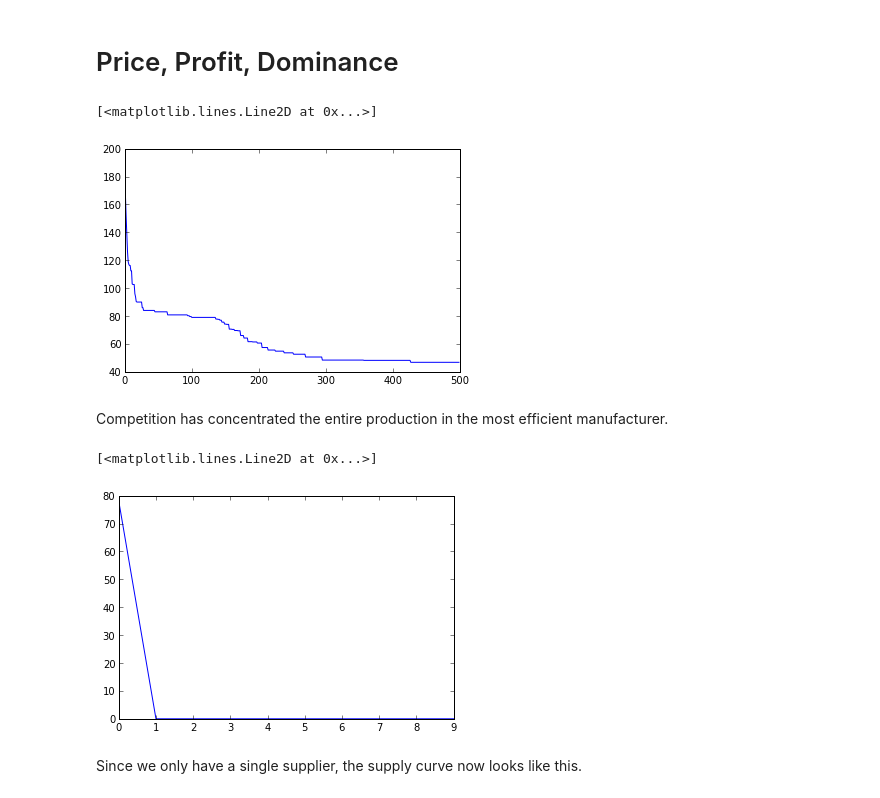
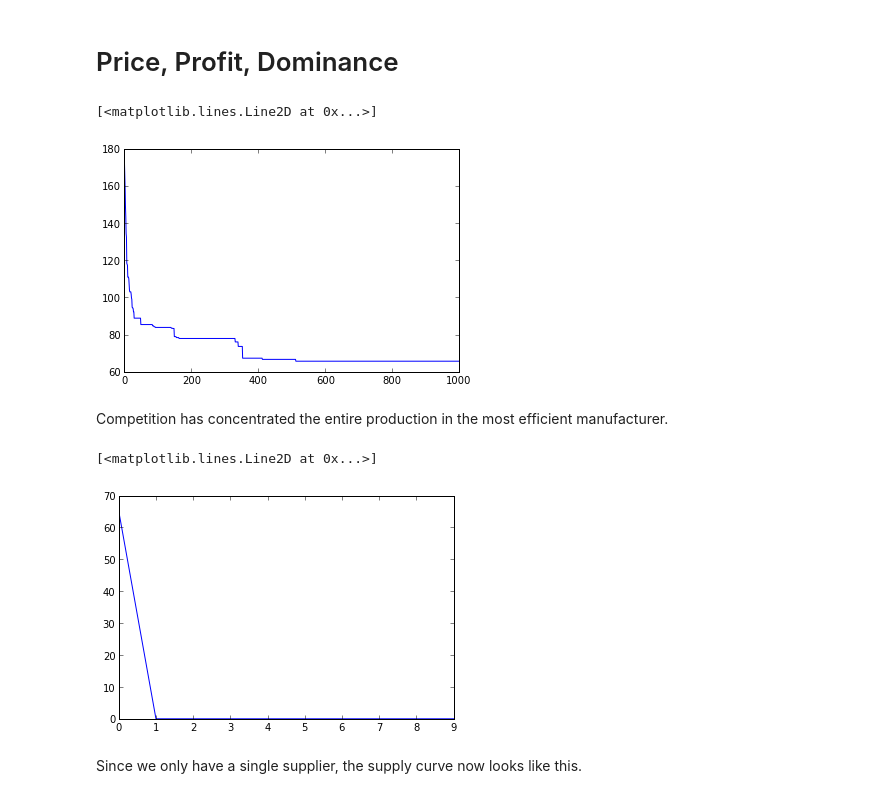
Before and after one commit to tmbdev-teaching/teaching-simso, a Jupyter notebook: 32-manufacturing-efficiency-and-markets.ipynb, the cells around one changed output. Saved outputs shown, nothing was run; the diff lists cells and outputs as text; code cells hidden in the pictures.

```diff
--- a/32-manufacturing-efficiency-and-markets.ipynb
+++ b/32-manufacturing-efficiency-and-markets.ipynb
@@ -4,4 +8,8 @@
 - Let's start with a collection of $N=10$ manufacturers.
 - Each manufacturer produces a product with some unit cost.
 - Initially, all manufacturers produce products at the same rate per unit time.
+# %%
+# 10 manufacturers of equal size
+N = 10
+capacities = ones(N)
 # %%
@@ -33,8 +51,8 @@ sdcurves()
 # %%
 # computing the market clearing price
 def clearing():
-    prices = linspace(0.0,200.0,1001)
-    supply = [sum(rates*(unit_costs<=p)) for p in prices]
+    prices = linspace(0.0,200.0,10001)
+    supply = [sum(capacities*(unit_costs<=p)) for p in prices]
     demand = [sum(redemptions>=p) for p in prices]
     return prices[find(array(supply)>=array(demand))[0]]
 clearing()
@@ -51,11 +69,15 @@ Long-term investment:
 # %%
 growth_rate = 1e-2
 prices = []
-for month in range(500):
+capacity_history = []
+for month in range(1000):
+    capacity_history.append(capacities.copy())
     c = clearing()
-    rates += (c-unit_costs)*growth_rate
-    rates = maximum(rates,0.0)
+    capacities += (c-unit_costs)*growth_rate
+    capacities = maximum(capacities,0.0)
     prices.append(c)
+prices = array(prices)
+capacity_history = array(capacity_history)
 # %% [markdown]
 # Price, Profit, Dominance
 # %%
@@ -63,14 +85,14 @@ for month in range(500):
 plot(prices)
 # %% [output]
 [<matplotlib.lines.Line2D at 0x...>]
-[figure, old version]
+[figure, new version]
 # %% [markdown]
 Competition has concentrated the entire production in the most efficient manufacturer.
 # %%
-plot(rates)
+plot(capacities)
 # %% [output]
 [<matplotlib.lines.Line2D at 0x...>]
-[figure, old version]
+[figure, new version]
 # %% [markdown]
 Since we only have a single supplier, the supply curve now looks like this.
 # %%
```
Also changed, not shown: parts of 16 cells of this notebook, 2 other files.
